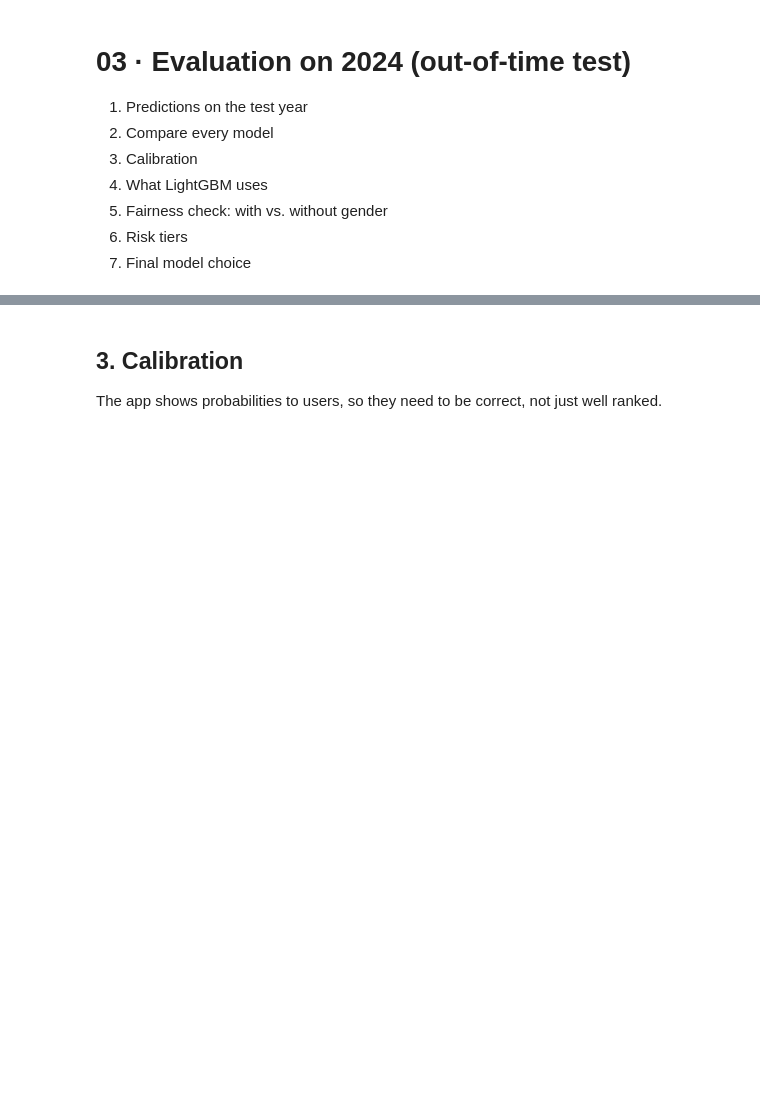
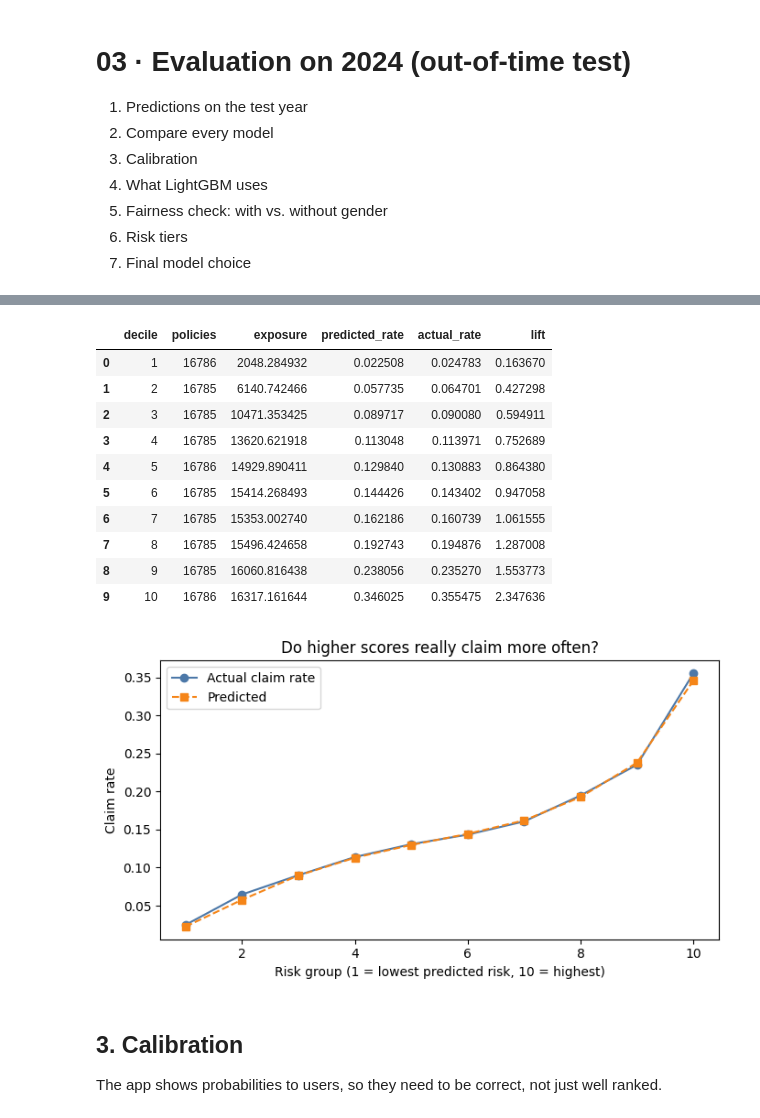
Before and after one commit to angekonan715/predictNextClaim, a Jupyter notebook: notebooks/03_evaluation.ipynb, the cells around one changed output, grey strips where cells are left out. Cells and saved outputs as stored; diff of their text form; code cells hidden in the pictures; blank space fills up the shorter version.

```diff
--- a/notebooks/03_evaluation.ipynb
+++ b/notebooks/03_evaluation.ipynb
@@ -50,3 +57,28 @@ lift_table(y, p_lgbm, test[config.EXPOSURE_COL])
+# %%
+lift = lift_table(y, p_lgbm, test[config.EXPOSURE_COL])
+fig, ax = plt.subplots(figsize=(7, 4))
+ax.plot(lift["decile"].astype(int), lift["actual_rate"], "o-", color="#4C78A8", label="Actual claim rate")
+ax.plot(lift["decile"].astype(int), lift["predicted_rate"], "s--", color="#F58518", label="Predicted")
+ax.set_xlabel("Risk group (1 = lowest predicted risk, 10 = highest)")
+ax.set_ylabel("Claim rate")
+ax.set_title("Do higher scores really claim more often?")
+ax.legend()
+fig.tight_layout()
+fig.savefig(Path("..") / "reports" / "figures" / "lift.png", dpi=150)
+lift
+# %% [output]
+|  | decile | policies | exposure | predicted_rate | actual_rate | lift |
+| 0 | 1 | 16786 | 2048.284932 | 0.022508 | 0.024783 | 0.163670 |
+| 1 | 2 | 16785 | 6140.742466 | 0.057735 | 0.064701 | 0.427298 |
+| 2 | 3 | 16785 | 10471.353425 | 0.089717 | 0.090080 | 0.594911 |
+| 3 | 4 | 16785 | 13620.621918 | 0.113048 | 0.113971 | 0.752689 |
+| 4 | 5 | 16786 | 14929.890411 | 0.129840 | 0.130883 | 0.864380 |
+| 5 | 6 | 16785 | 15414.268493 | 0.144426 | 0.143402 | 0.947058 |
+| 6 | 7 | 16785 | 15353.002740 | 0.162186 | 0.160739 | 1.061555 |
+| 7 | 8 | 16785 | 15496.424658 | 0.192743 | 0.194876 | 1.287008 |
+| 8 | 9 | 16785 | 16060.816438 | 0.238056 | 0.235270 | 1.553773 |
+| 9 | 10 | 16786 | 16317.161644 | 0.346025 | 0.355475 | 2.347636 |
+[figure, added]
 # %% [markdown]
 ## 3. Calibration
 
```
Also changed, not shown: parts of 13 cells of this notebook, 15 other files.
